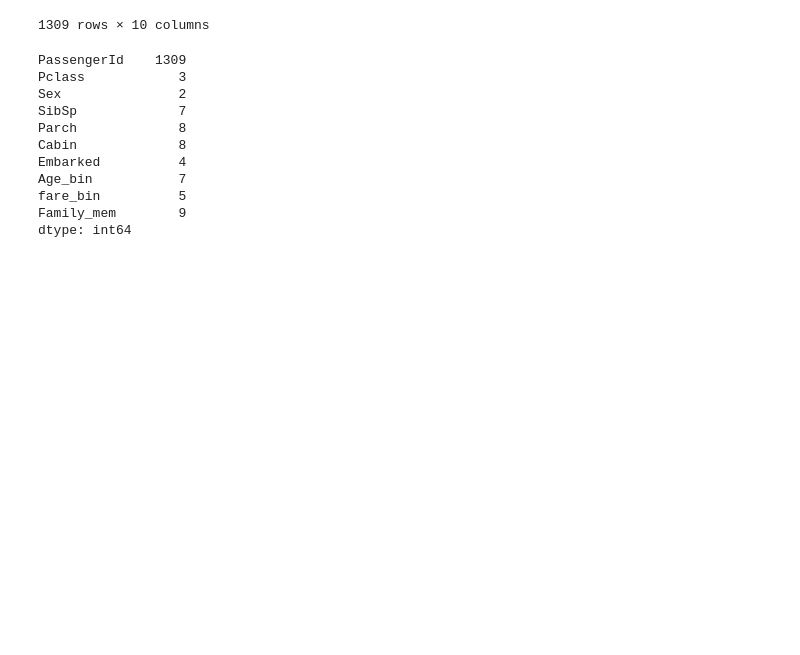
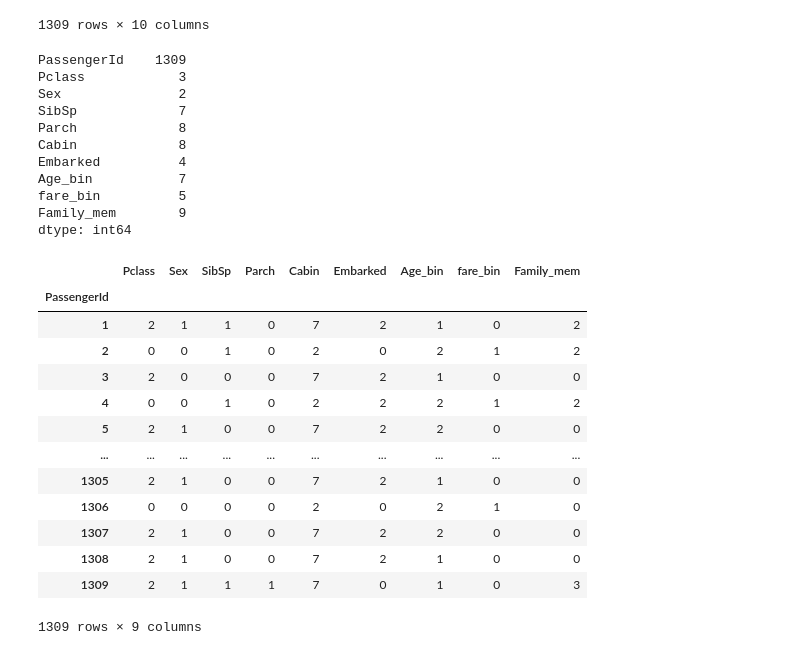
Before and after one commit to ayush-dhanker/titanic_survival_dataset, a Jupyter notebook: main.ipynb, the cells around one changed output. Drawn from its saved outputs; the diff is of its cells as text; code cells hidden in the pictures; blank space fills up the shorter version.

```diff
--- a/main.ipynb
+++ b/main.ipynb
@@ -432,0 +440,22 @@ dtype: int64
+# %%
+label_enc = combined_df.copy()
+label_enc = label_enc.astype(str)
+
+label_enc = label_enc.apply(LabelEncoder().fit_transform)
+
+label_enc
+# %% [output]
+|  | Pclass | Sex | SibSp | Parch | Cabin | Embarked | Age_bin | fare_bin | Family_mem |
+| PassengerId |  |  |  |  |  |  |  |  |  |
+| 1 | 2 | 1 | 1 | 0 | 7 | 2 | 1 | 0 | 2 |
+| 2 | 0 | 0 | 1 | 0 | 2 | 0 | 2 | 1 | 2 |
+| 3 | 2 | 0 | 0 | 0 | 7 | 2 | 1 | 0 | 0 |
+| 4 | 0 | 0 | 1 | 0 | 2 | 2 | 2 | 1 | 2 |
+| 5 | 2 | 1 | 0 | 0 | 7 | 2 | 2 | 0 | 0 |
+| ... | ... | ... | ... | ... | ... | ... | ... | ... | ... |
+| 1305 | 2 | 1 | 0 | 0 | 7 | 2 | 1 | 0 | 0 |
+| 1306 | 0 | 0 | 0 | 0 | 2 | 0 | 2 | 1 | 0 |
+| 1307 | 2 | 1 | 0 | 0 | 7 | 2 | 2 | 0 | 0 |
+| 1308 | 2 | 1 | 0 | 0 | 7 | 2 | 1 | 0 | 0 |
+| 1309 | 2 | 1 | 1 | 1 | 7 | 0 | 1 | 0 | 3 |
+1309 rows × 9 columns
```
Also changed, not shown: parts of 9 cells of this notebook.
